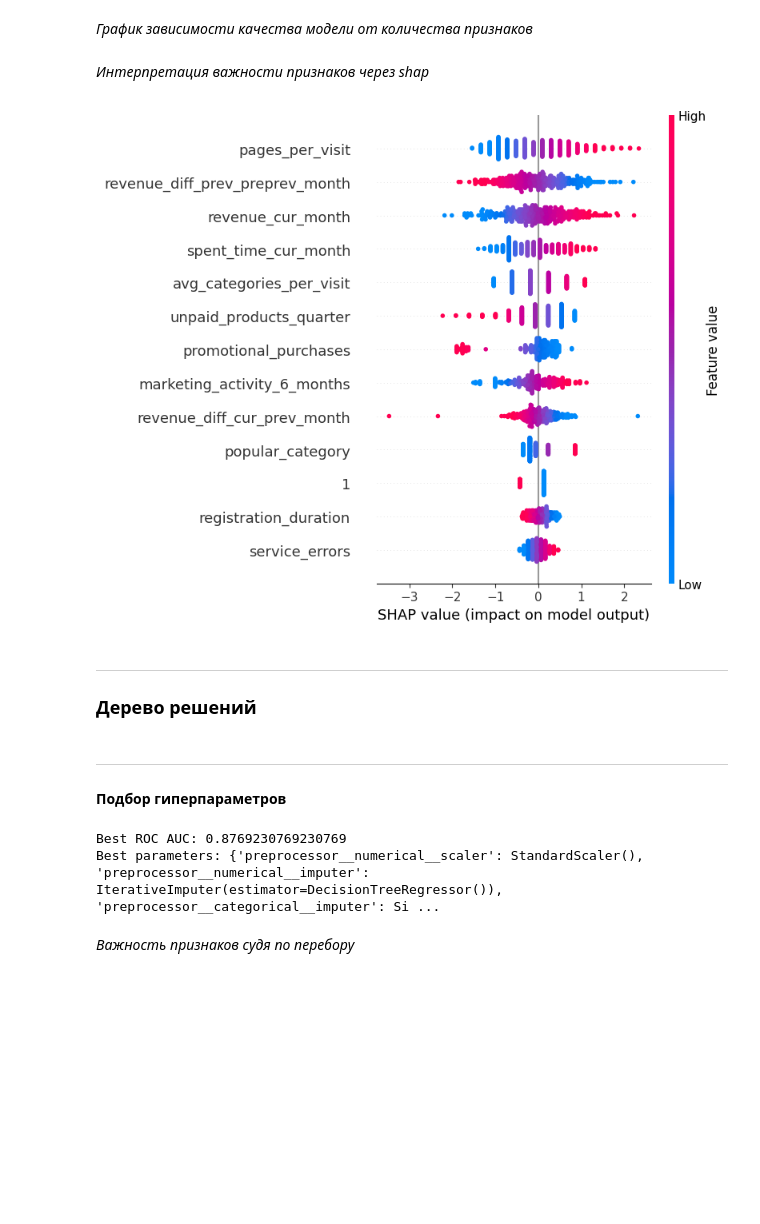
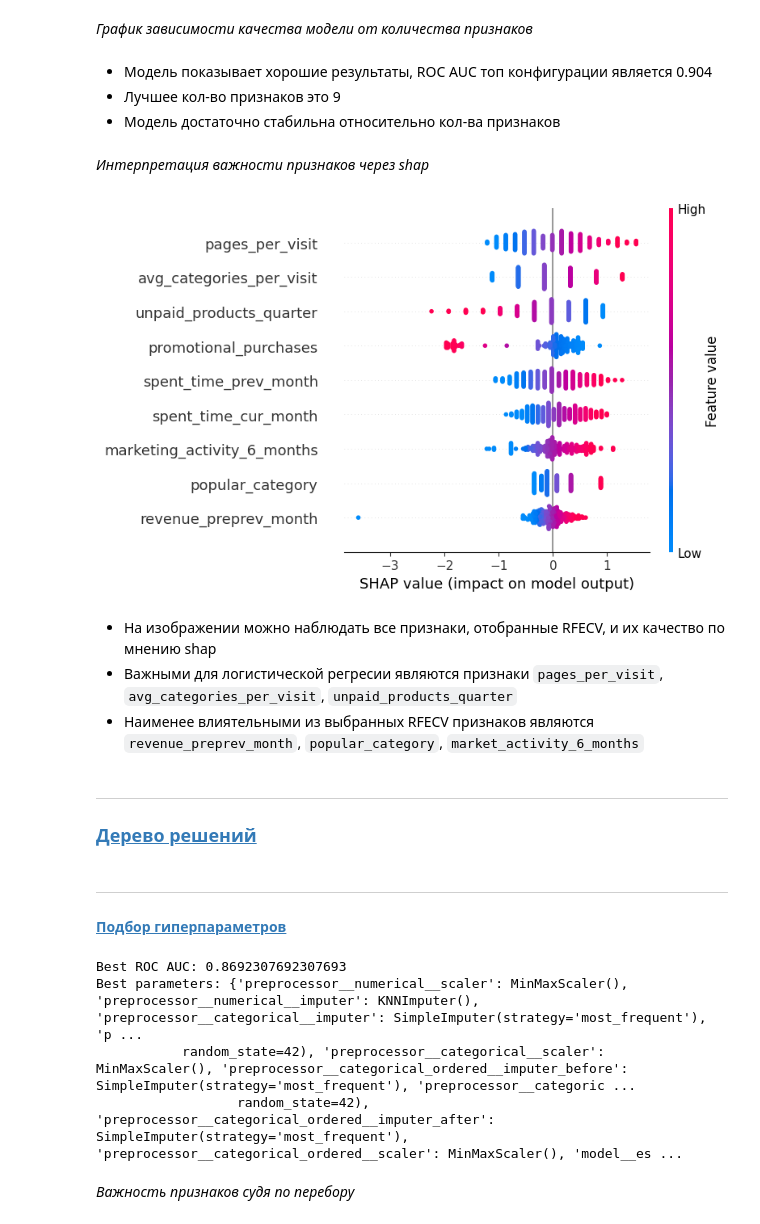
Before and after one commit to GrishaTS/Ya-Practicum-DS, a Jupyter notebook: 6. Обучение с учителем качество модели/supervised_learning.ipynb, the cells around one changed output. Saved outputs shown, nothing was run; the diff lists cells and outputs as text; code cells hidden in the pictures; blank space fills up the shorter version.

````diff
--- a/6. Обучение с учителем качество модели/supervised_learning.ipynb
+++ b/6. Обучение с учителем качество модели/supervised_learning.ipynb
@@ -850,0 +961,2 @@ market_columns_translate.update({
+# %%
+market = pd.merge(market, pivot_market_money, on='id', how='left')
@@ -874,7 +992,3 @@ pivot_market_time.head()
 | 215352 | 8 | 11 |
 # %% [markdown]
 Добавим нужные значения в таблицу **```market```**
-# %%
-market['spent_time_cur_month'] = pivot_market_time['spent_time_cur_month']
-market['spent_time_diff_cur_prev_month'] = pivot_market_time['spent_time_cur_month'] - pivot_market_time['spent_time_cur_month']
-market.head()
@@ -889,3 +995,5 @@ market.head()
+# %%
+market = pd.merge(market, pivot_market_time, on='id', how='left')
 # %%
 market_columns_translate.update({
     'Время на сайте за текущий месяц': 'spent_time_cur_month',
@@ -1115,2 +1270,8 @@ pipeline = None
+# %%
+X = market.drop('customer_activity', axis=1)
+y = market.customer_activity
+X_train, X_test_val, y_train, y_test_val = train_test_split(X, y, stratify=y, test_size=0.4, random_state=RANDOM_STATE)
+X_test, X_val, y_test, y_val = train_test_split(X_test_val, y_test_val, stratify=y_test_val, test_size=0.5, random_state=RANDOM_STATE)
+pipeline = None
 # %% [markdown]
 _____
@@ -1253,19 +1427,27 @@ Pipeline(steps=[('preprocessor',
 *График зависимости качества модели от количества признаков*
 # %%
 feature_selection_perfomance(rfecv_logreg.named_steps['model'].cv_results_, model_names=['Логистическая регрессия'])
+# %% [markdown]
+- Модель показывает хорошие результаты, ROC AUC топ конфигурации является 0.904
+- Лучшее кол-во признаков это 9
+- Модель достаточно стабильна относительно кол-ва признаков
 # %% [markdown]
 *Интерпретация важности признаков через shap*
 # %%
-shap_perfomance_for_rfecv(rfecv_logreg, X_train, X_test, shap.LinearExplainer)
+shap_perfomance_for_rfecv(rfecv_logreg, X_train, X_test)
 # %% [output]
-[figure, old version]
+[figure, new version]
+# %% [markdown]
+- На изображении можно наблюдать все признаки, отобранные RFECV, и их качество по мнению shap
+- Важными для логистической регресии являются признаки ```pages_per_visit```, ```avg_categories_per_visit```, ```unpaid_products_quarter```
+- Наименее влиятельными из выбранных RFECV признаков являются ```revenue_preprev_month```, ```popular_category```, ```market_activity_6_months```
 # %% [markdown]
 _____
-### Дерево решений
+### <a id='toc1_8_5_'></a>[Дерево решений](#toc0_)
 # %% [markdown]
 <hr style="border: none; border-top: 3px dashed;">
 
-#### Подбор гиперпараметров
+#### <a id='toc1_8_5_1_'></a>[Подбор гиперпараметров](#toc0_)
 # %%
 pipeline = get_pipepline_clf(
     feature_selection='RFECV',
@@ -1278,7 +1460,7 @@ model_params_cat = {'model__estimator': [DecisionTreeClassifier(random_state=RAN
                     'model__estimator__criterion': ['gini', 'entropy', 'log_loss'],
                     'model__estimator__splitter': ['best', 'random']}
 model_params_num = {
-    'model__estimator__max_depth': lambda trial: trial.suggest_int('model__estimator__max_depth', 3, 30),
+    'model__estimator__max_depth': lambda trial: trial.suggest_int('model__estimator__max_depth', 3, 40),
     'model__estimator__min_samples_split': lambda trial: trial.suggest_int('model__estimator__min_samples_split', 2, 20),
     'model__estimator__min_samples_leaf': lambda trial: trial.suggest_int('model__estimator__min_samples_leaf', 1, 10)
 }
@@ -1290,8 +1472,10 @@ print('Best ROC AUC:', study_tree.best_value)
 best_params = get_best_params(study_tree.best_params)
 print('Best parameters:', best_params)
 # %% [output]
-Best ROC AUC: 0.8769230769230769
-Best parameters: {'preprocessor__numerical__scaler': StandardScaler(), 'preprocessor__numerical__imputer': IterativeImputer(estimator=DecisionTreeRegressor()), 'preprocessor__categorical__imputer': Si ...
+Best ROC AUC: 0.8692307692307693
+Best parameters: {'preprocessor__numerical__scaler': MinMaxScaler(), 'preprocessor__numerical__imputer': KNNImputer(), 'preprocessor__categorical__imputer': SimpleImputer(strategy='most_frequent'), 'p ...
+           random_state=42), 'preprocessor__categorical__scaler': MinMaxScaler(), 'preprocessor__categorical_ordered__imputer_before': SimpleImputer(strategy='most_frequent'), 'preprocessor__categoric ...
+                  random_state=42), 'preprocessor__categorical_ordered__imputer_after': SimpleImputer(strategy='most_frequent'), 'preprocessor__categorical_ordered__scaler': MinMaxScaler(), 'model__es ...
 # %% [markdown]
 *Важность признаков судя по перебору*
 # %%
````
Also changed, not shown: parts of 135 cells of this notebook.
